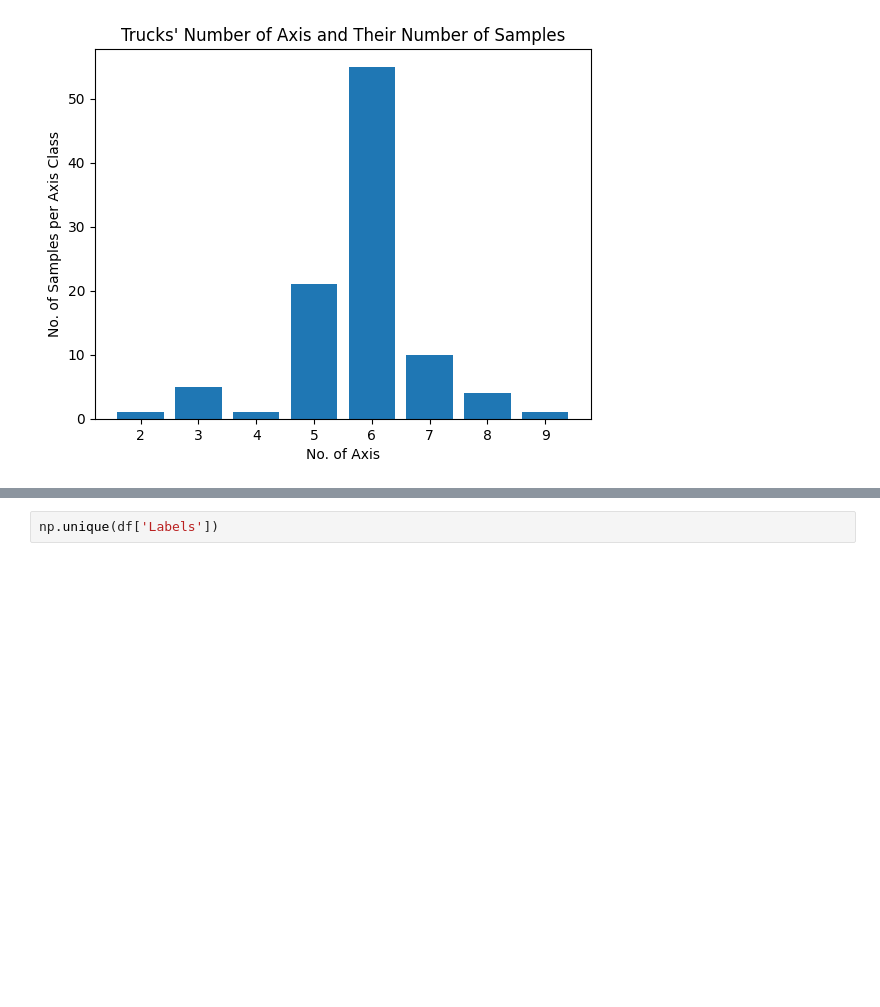
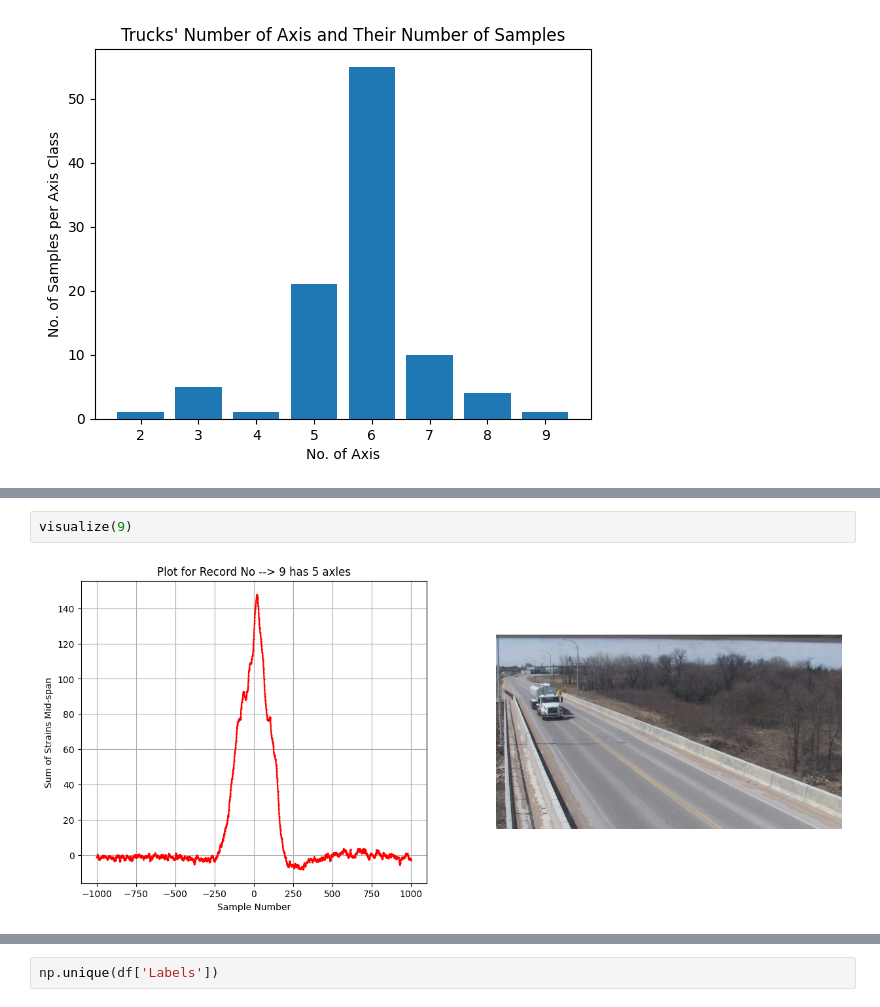
Before and after one commit to MohammadYs77/Bridge-Microstrain-Prediction, a Jupyter notebook: Bridge_Load.ipynb, the cells around one changed output, grey strips where cells are left out. Saved outputs shown, nothing was run; the diff lists cells and outputs as text; blank space fills up the shorter version.

Commit message:
Added Comments, Visualizations, and Dataset Refinements

```diff
--- a/Bridge_Load.ipynb
+++ b/Bridge_Load.ipynb
@@ -53,0 +117,4 @@ plt.show()
+# %%
+visualize(9)
+# %% [output]
+[figure, added]
```
Also changed, not shown: parts of 43 cells of this notebook.
